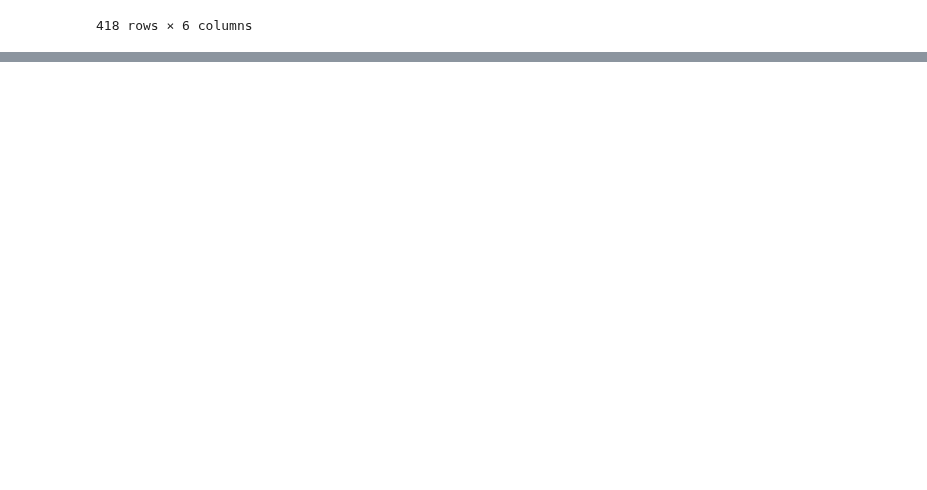
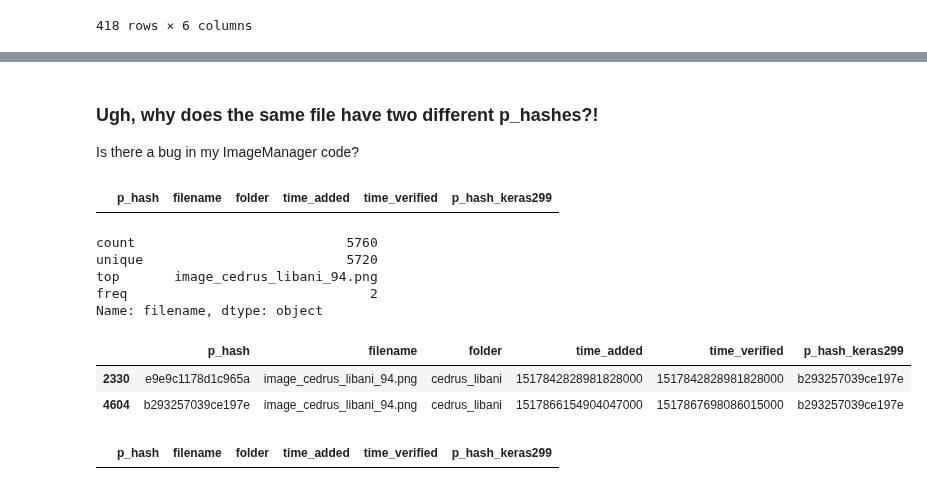
Before and after one commit to NathanielBlairStahn/tree-logic, a Jupyter notebook: notebooks_gb_3_classes/update_image_paths.ipynb, the cells around one changed output, grey strips where cells are left out. Cells and saved outputs as stored; diff of their text form; code cells hidden in the pictures; blank space fills up the shorter version.

```diff
--- a/notebooks_gb_3_classes/update_image_paths.ipynb
+++ b/notebooks_gb_3_classes/update_image_paths.ipynb
@@ -119,0 +188,28 @@ image_df[image_df['p_hash'] != image_df['p_hash_keras299']]
+# %% [markdown]
+### Ugh, why does the same file have two different p_hashes?!
+Is there a bug in my ImageManager code?
+# %%
+image_df[image_df['p_hash_keras299'] == imagehash.hex_to_hash('d3f79d0836e20dd0')]
+#So none of the keras299 hashes match the original p_hash of this image
+# %% [output]
+|  | p_hash | filename | folder | time_added | time_verified | p_hash_keras299 |
+# %%
+image_df['filename'].describe()
+#So it looks like there are 40 repeated filenames
+# %% [output]
+count                           5760
+unique                          5720
+top       image_cedrus_libani_94.png
+freq                               2
+Name: filename, dtype: object
+# %%
+image_df[image_df['filename'] == 'image_cedrus_libani_94.png']
+# %% [output]
+|  | p_hash | filename | folder | time_added | time_verified | p_hash_keras299 |
+| 2330 | e9e9c1178d1c965a | image_cedrus_libani_94.png | cedrus_libani | 1517842828981828000 | 1517842828981828000 | b293257039ce197e |
+| 4604 | b293257039ce197e | image_cedrus_libani_94.png | cedrus_libani | 1517866154904047000 | 1517867698086015000 | b293257039ce197e |
+# %%
+image_df[image_df['p_hash_keras299'] == imagehash.hex_to_hash('e9e9c1178d1c965a')]
+#So none of the keras299 hashes match the original p_hash of this image
+# %% [output]
+|  | p_hash | filename | folder | time_added | time_verified | p_hash_keras299 |
```
Also changed, not shown: parts of 10 cells of this notebook.
